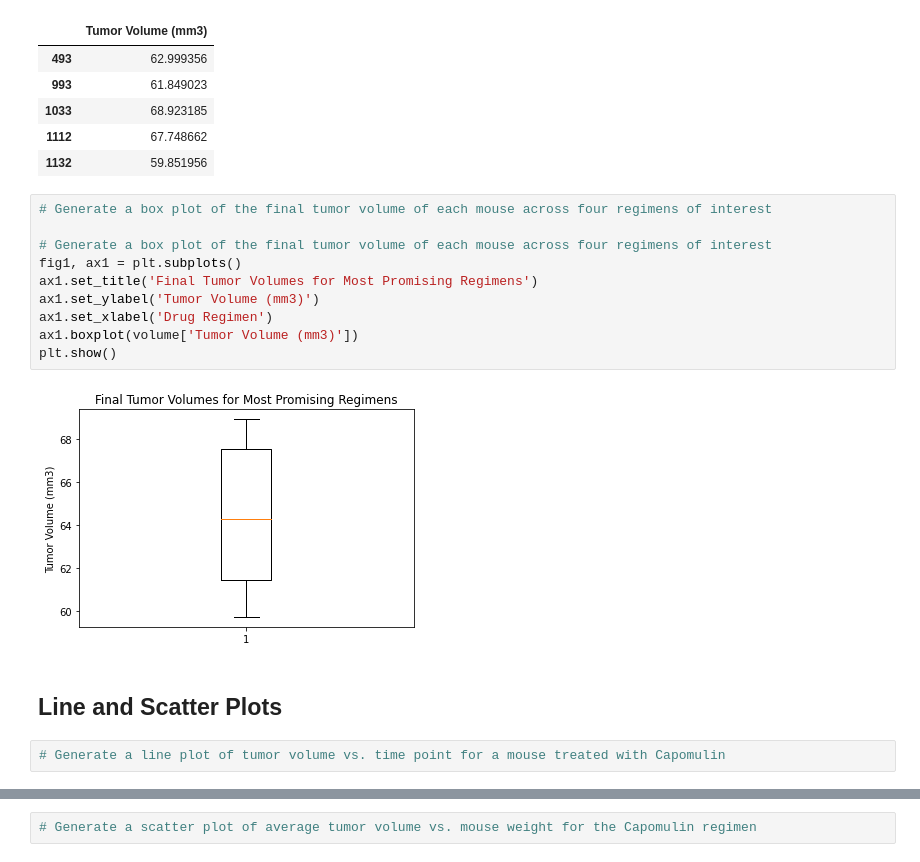
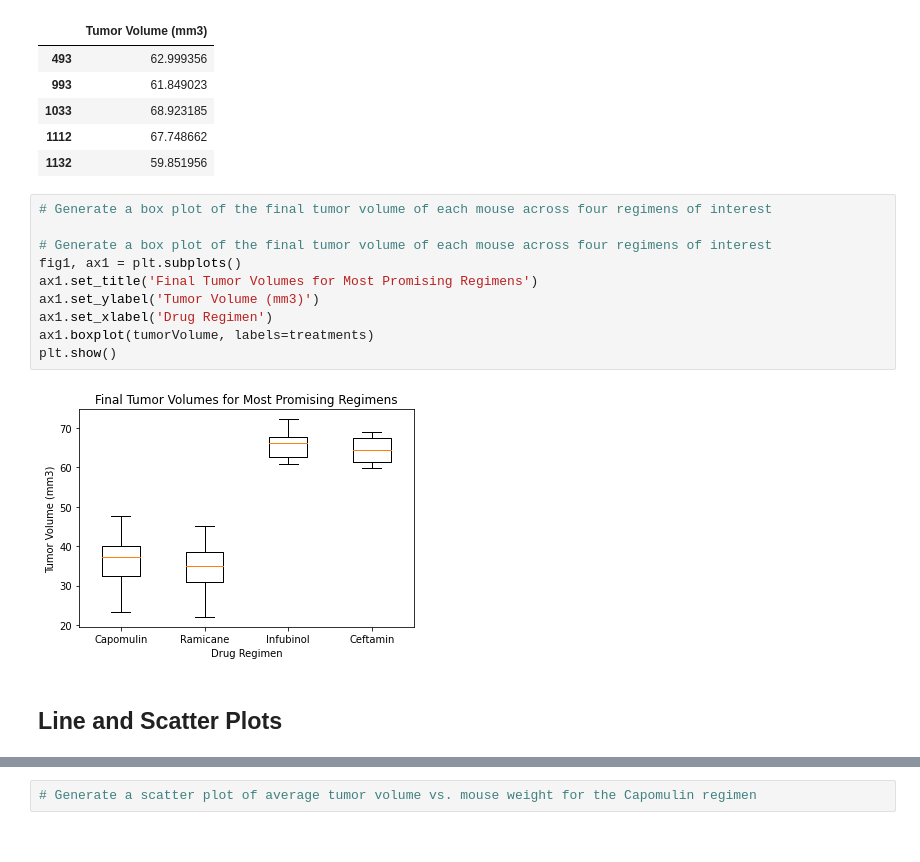
Before and after one commit to siararaeDA/matplotlib-challenge, a Jupyter notebook: Pymaceuticals/pymaceuticals.ipynb, the cells around one changed output, grey strips where cells are left out. Drawn from its saved outputs; the diff is of its cells as text.

```diff
--- a/Pymaceuticals/pymaceuticals.ipynb
+++ b/Pymaceuticals/pymaceuticals.ipynb
@@ -256,16 +256,14 @@ for drug in treatments:
 # %%
 # Generate a box plot of the final tumor volume of each mouse across four regimens of interest
 
 # Generate a box plot of the final tumor volume of each mouse across four regimens of interest
 fig1, ax1 = plt.subplots()
 ax1.set_title('Final Tumor Volumes for Most Promising Regimens')
 ax1.set_ylabel('Tumor Volume (mm3)')
 ax1.set_xlabel('Drug Regimen')
-ax1.boxplot(volume['Tumor Volume (mm3)'])
+ax1.boxplot(tumorVolume, labels=treatments)
 plt.show()
 # %% [output]
-[figure, old version]
+[figure, new version]
 # %% [markdown]
 ## Line and Scatter Plots
-# %%
-# Generate a line plot of tumor volume vs. time point for a mouse treated with Capomulin
```
Also changed, not shown: parts of 1 cell of this notebook.
